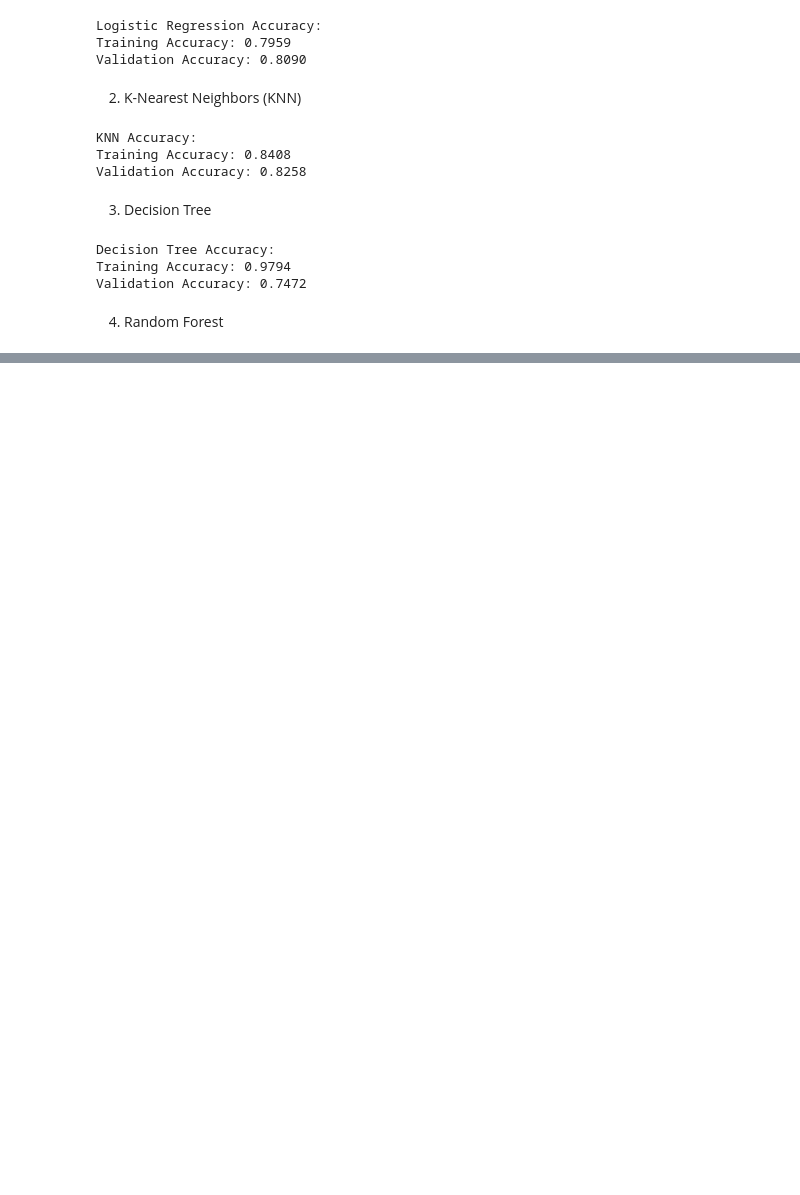
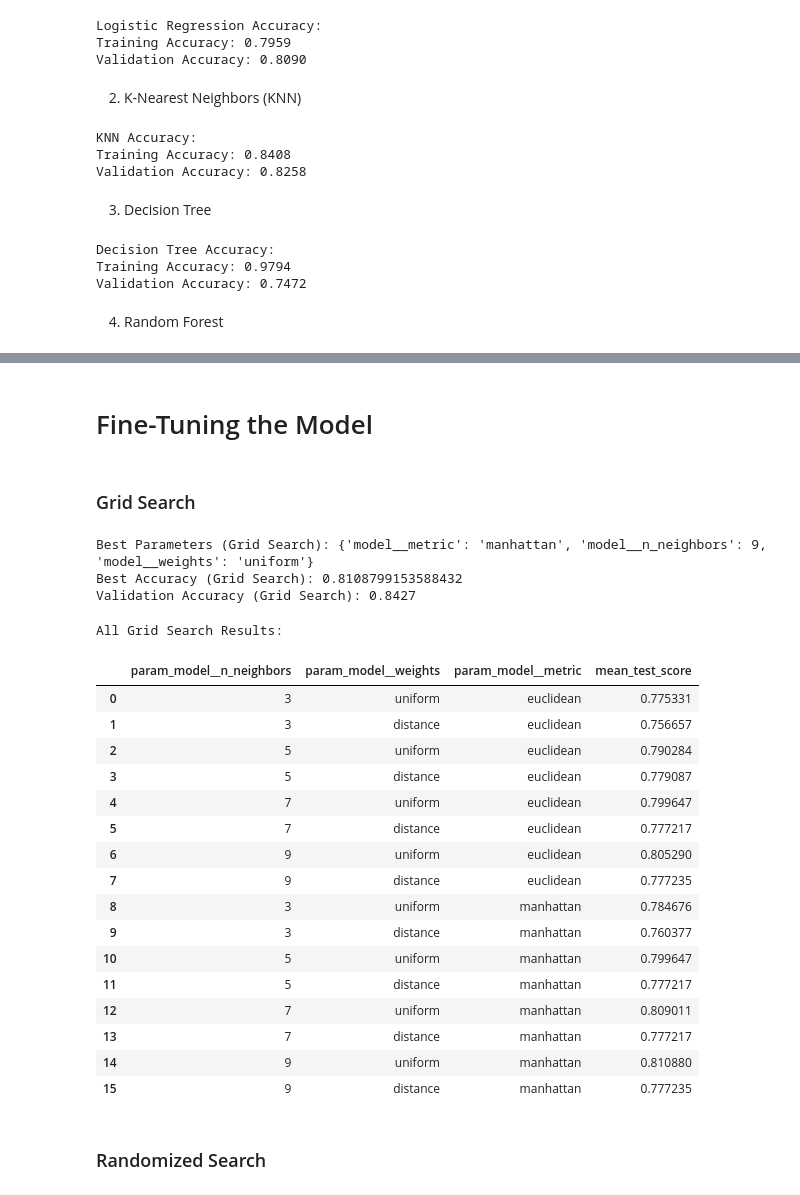
Before and after one commit to shamaseen/machine-learning-with-qafzah, a Jupyter notebook: notebooks/Part 3: End-to-End Machine Learning Project Workflow.ipynb, the cells around one changed output, grey strips where cells are left out. Saved outputs shown, nothing was run; the diff lists cells and outputs as text; code cells hidden in the pictures; blank space fills up the shorter version.

```diff
--- a/notebooks/Part 3: End-to-End Machine Learning Project Workflow.ipynb
+++ b/notebooks/Part 3: End-to-End Machine Learning Project Workflow.ipynb
@@ -1047,0 +1079,12 @@ Validation Accuracy: 0.8090
+# %%
+data = pd.read_csv('../data/titanic.csv')
+
+X_train, X_temp, y_train, y_temp = train_test_split(X, y, test_size=0.4, random_state=42, stratify=y)
+X_val, X_test, y_val, y_test = train_test_split(X_temp, y_temp, test_size=0.5, random_state=42, stratify=y_temp)
+# %%
+combined_pipeline = Pipeline(steps=[
+    ('preprocessing', pipeline),
+    ('model', KNeighborsClassifier())
+])
+# %%
+combined_pipeline.fit(X_train, y_train)
@@ -1047,0 +1123,60 @@ Validation Accuracy: 0.8090
+# %% [markdown]
+# Fine-Tuning the Model
+# %% [markdown]
+### Grid Search
+# %%
+from sklearn.model_selection import GridSearchCV
+
+param_grid = {
+    'model__n_neighbors': [3, 5, 7, 9],
+    'model__weights': ['uniform', 'distance'],
+    'model__metric': ['euclidean', 'manhattan']
+}
+
+grid_search = GridSearchCV(
+    estimator=combined_pipeline,
+    param_grid=param_grid,
+    cv=5,
+    scoring='accuracy',
+    n_jobs=-1
+)
+
+grid_search.fit(X_train, y_train)
+
+print("Best Parameters (Grid Search):", grid_search.best_params_)
+print("Best Accuracy (Grid Search):", grid_search.best_score_)
+
+best_pipeline_grid = grid_search.best_estimator_
+y_val_pred_grid = best_pipeline_grid.predict(X_val)
+val_acc_grid = accuracy_score(y_val, y_val_pred_grid)
+print(f"Validation Accuracy (Grid Search): {val_acc_grid:.4f}")
+# %% [output]
+Best Parameters (Grid Search): {'model__metric': 'manhattan', 'model__n_neighbors': 9, 'model__weights': 'uniform'}
+Best Accuracy (Grid Search): 0.8108799153588432
+Validation Accuracy (Grid Search): 0.8427
+# %%
+results_df = pd.DataFrame(grid_search.cv_results_)
+
+print("All Grid Search Results:")
+results_df[['param_model__n_neighbors', 'param_model__weights', 'param_model__metric', 'mean_test_score']]
+# %% [output]
+All Grid Search Results:
+|  | param_model__n_neighbors | param_model__weights | param_model__metric | mean_test_score |
+| 0 | 3 | uniform | euclidean | 0.775331 |
+| 1 | 3 | distance | euclidean | 0.756657 |
+| 2 | 5 | uniform | euclidean | 0.790284 |
+| 3 | 5 | distance | euclidean | 0.779087 |
+| 4 | 7 | uniform | euclidean | 0.799647 |
+| 5 | 7 | distance | euclidean | 0.777217 |
+| 6 | 9 | uniform | euclidean | 0.805290 |
+| 7 | 9 | distance | euclidean | 0.777235 |
+| 8 | 3 | uniform | manhattan | 0.784676 |
+| 9 | 3 | distance | manhattan | 0.760377 |
+| 10 | 5 | uniform | manhattan | 0.799647 |
+| 11 | 5 | distance | manhattan | 0.777217 |
+| 12 | 7 | uniform | manhattan | 0.809011 |
+| 13 | 7 | distance | manhattan | 0.777217 |
+| 14 | 9 | uniform | manhattan | 0.810880 |
+| 15 | 9 | distance | manhattan | 0.777235 |
+# %% [markdown]
+### Randomized Search
```
Also changed, not shown: parts of 13 cells of this notebook, 1 other file.
